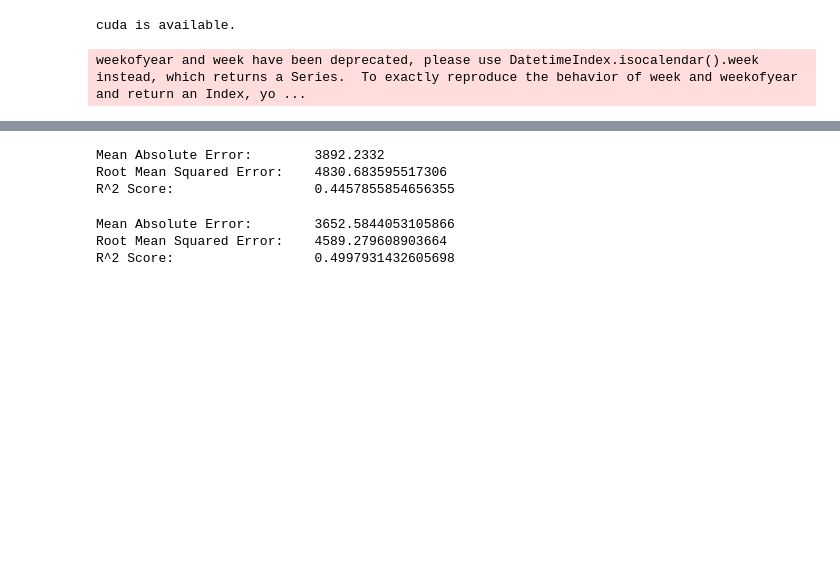
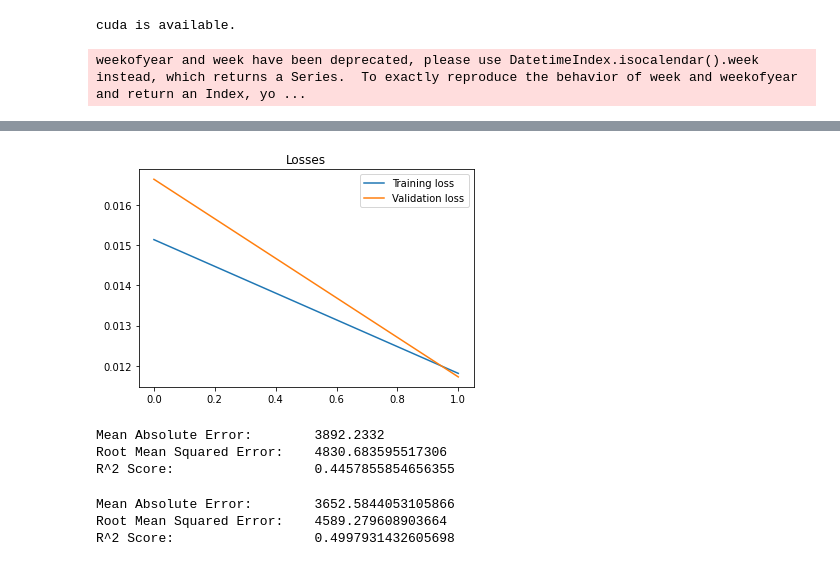
Before and after one commit to Benoitane/Time-series-with-lstm, a Jupyter notebook: Example_for_TS_using_pytorch.ipynb, the cells around one changed output, grey strips where cells are left out. Cells and saved outputs as stored; diff of their text form; code cells hidden in the pictures; blank space fills up the shorter version.

```diff
--- a/Example_for_TS_using_pytorch.ipynb
+++ b/Example_for_TS_using_pytorch.ipynb
@@ -428,0 +550,15 @@ opt.plot_losses()
+# %%
+model_params = {'input_dim': input_dim,
+                'hidden_dim' : hidden_dim,
+                'layer_dim' : layer_dim,
+                'output_dim' : output_dim,
+                'dropout_prob' : dropout}
+
+model = get_model('gru', model_params)
+model.to(device)
+loss_fn = nn.MSELoss(reduction="mean")
+optimizer = optim.Adam(model.parameters(), lr=learning_rate, weight_decay=weight_decay)
+opt = Optimization(model=model, name = 'gru', loss_fn=loss_fn, optimizer=optimizer, device = device)
+opt.train(train_loader, val_loader, batch_size=batch_size, n_epochs=n_epochs, n_features=input_dim)
+opt.plot_losses()
+# %% [output]
@@ -429,3 +567,4 @@ opt.plot_losses()
+[figure, added]
 # %%
 predictions, values = opt.evaluate(
     test_loader_one,
```
Also changed, not shown: parts of 5 cells of this notebook.
